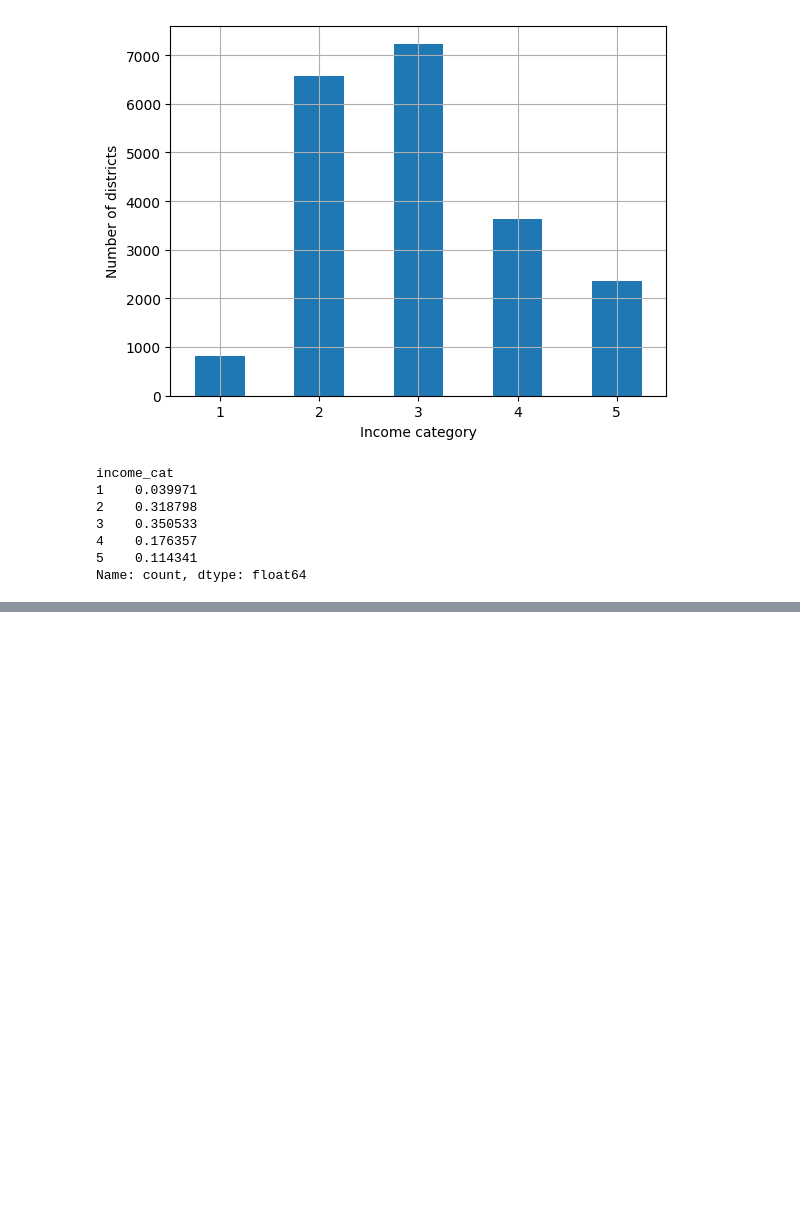
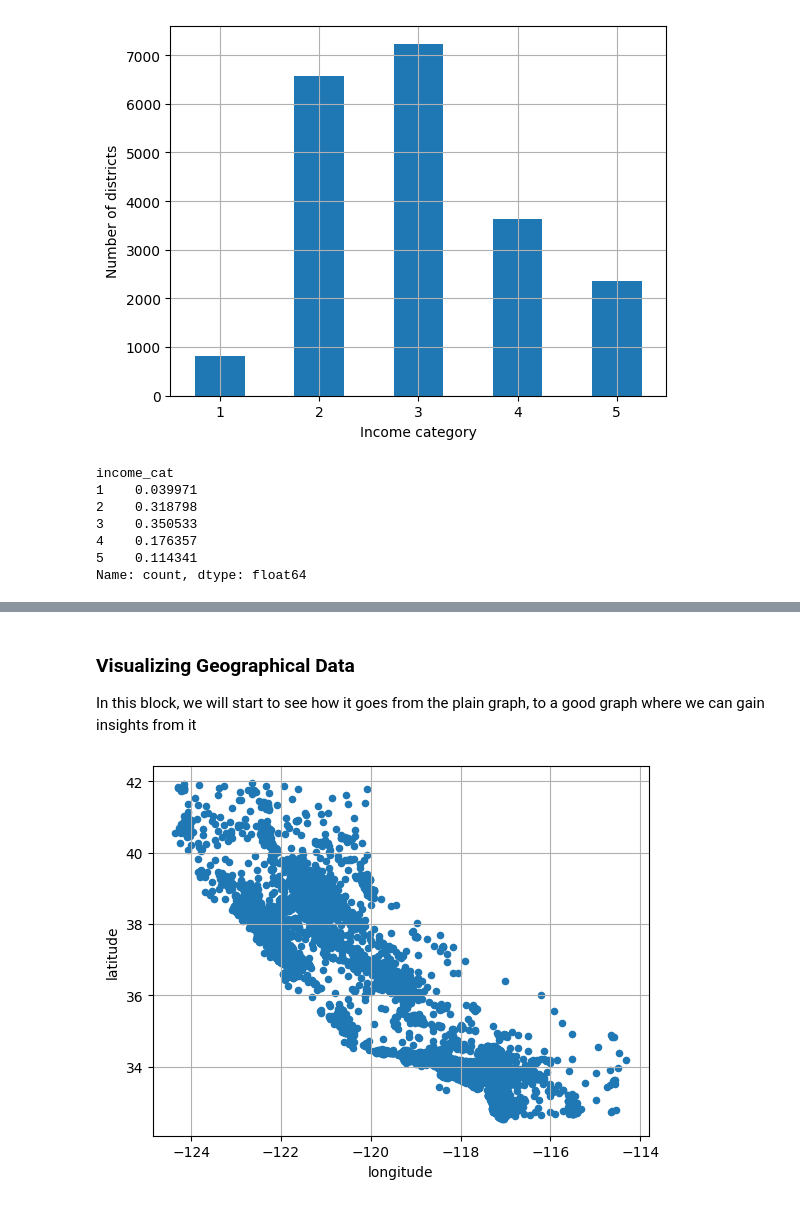
Before and after one commit to aamer867/handsOnMLDL, a Jupyter notebook: Housing.ipynb, the cells around one changed output, grey strips where cells are left out. Saved outputs shown, nothing was run; the diff lists cells and outputs as text; code cells hidden in the pictures; blank space fills up the shorter version.

```diff
--- a/Housing.ipynb
+++ b/Housing.ipynb
@@ -298,0 +303,9 @@ NameError: name 'strat_train_set' is not defined
+# %%
+housing = strat_train_set.copy()
+# %% [markdown]
+### Visualizing Geographical Data
+In this block, we will start to see how it goes from the plain graph, to a good graph where we can gain insights from it
+# %%
+housing.plot(kind="scatter", x="longitude", y="latitude", grid=True);
+# %% [output]
+[figure, added]
```
Also changed, not shown: parts of 13 cells of this notebook.
